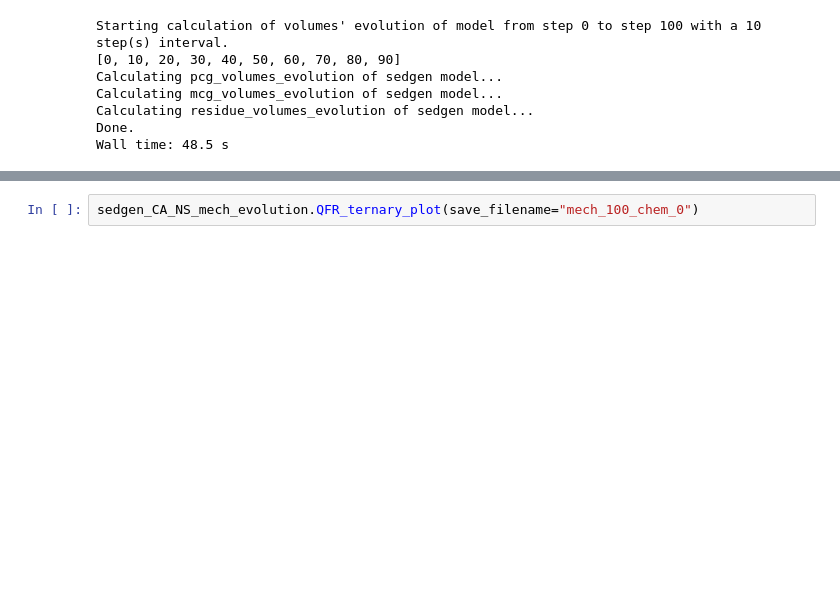
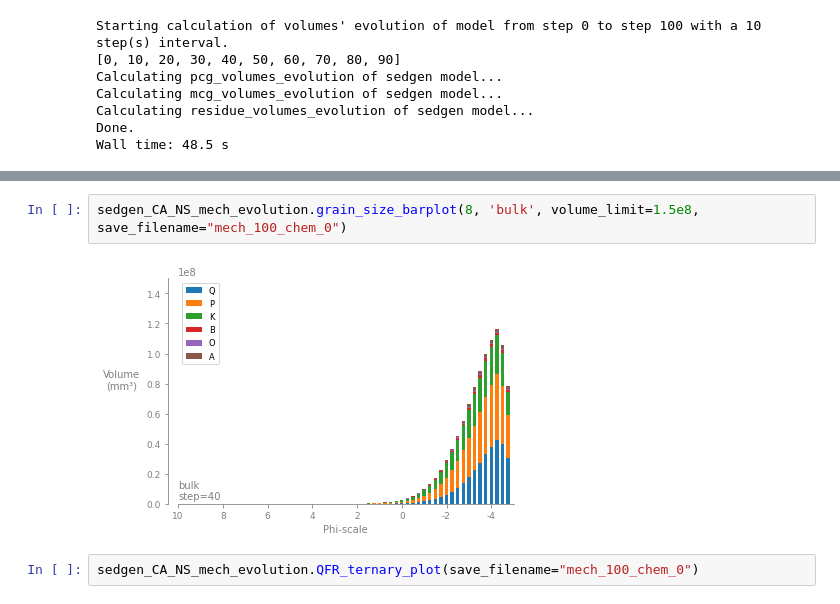
Before and after one commit to Complexio/sedgen, a Jupyter notebook: notebooks/SedGen_testing.ipynb, the cells around one changed output, grey strips where cells are left out. Cells and saved outputs as stored; diff of their text form; blank space fills up the shorter version.

```diff
--- a/notebooks/SedGen_testing.ipynb
+++ b/notebooks/SedGen_testing.ipynb
@@ -145,3 +153,7 @@ Wall time: 48.5 s
+# %%
+sedgen_CA_NS_mech_evolution.grain_size_barplot(8, 'bulk', volume_limit=1.5e8, save_filename="mech_100_chem_0")
+# %% [output]
+[figure, added]
 # %%
 sedgen_CA_NS_mech_evolution.QFR_ternary_plot(save_filename="mech_100_chem_0")
 # %% [output]
```
Also changed, not shown: parts of 5 cells of this notebook, 7 other files.
